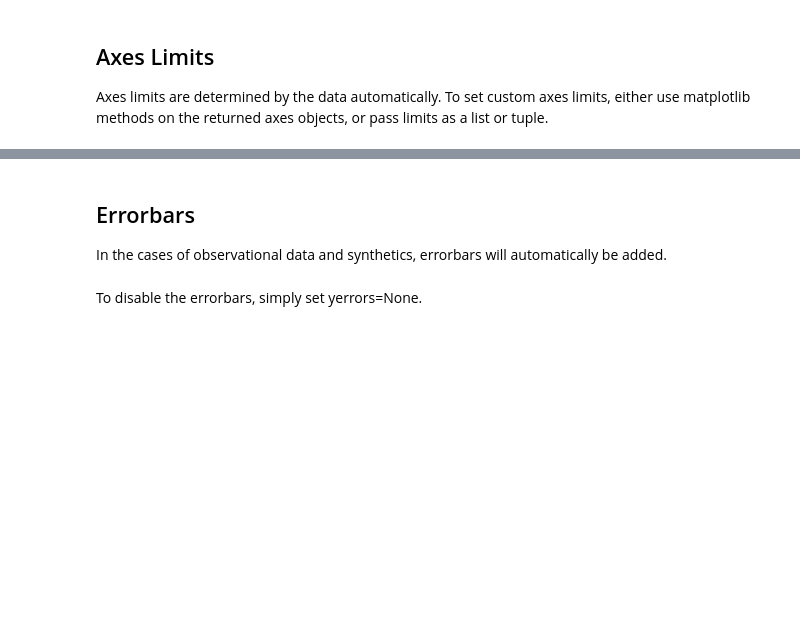
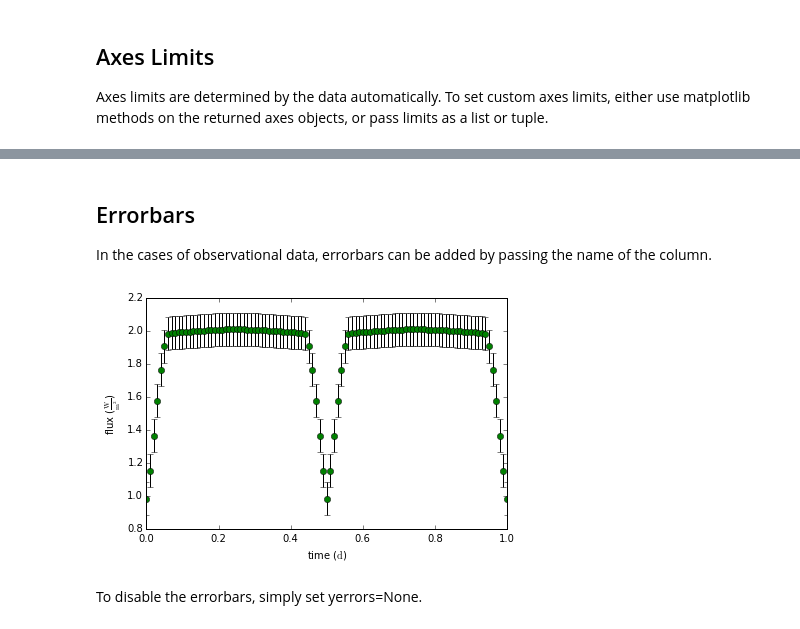
Before and after one commit to phoebe-project/phoebe2-docs, a Jupyter notebook: tutorials/plotting.ipynb, the cells around one changed output, grey strips where cells are left out. Cells and saved outputs as stored; diff of their text form; code cells hidden in the pictures; blank space fills up the shorter version.

Commit message:
updated plotting tutorial

```diff
--- a/tutorials/plotting.ipynb
+++ b/tutorials/plotting.ipynb
@@ -43,11 +40,8 @@ Fri, 10 Feb 2017 12:48 BUNDLE       INFO    setting 't0_perpass@binary@component
 # %% [markdown]
 And we'll attach some dummy datasets.  See [Datasets](datasets) for more details.
 # %%
-b.add_dataset('orb', times=np.linspace(0,40,1000), dataset='orb01', component=['primary', 'secondary'])
+b.add_dataset('orb', times=np.linspace(0,4,1000), dataset='orb01', component=['primary', 'secondary'])
 
 times, fluxes, sigmas = np.loadtxt('test.lc.in', unpack=True)
-times = times [::10]
-fluxes = fluxes [::10]
-sigmas = sigmas[::10]
 
 b.add_dataset('lc', times=times, fluxes=fluxes, sigmas=sigmas, dataset='lc01')
@@ -197,10 +233,11 @@ axs, artists = b['orb01@primary@run_with_incl_80'].plot(xlim=(-2,2))
 Errorbars
 ------------
 
-In the cases of observational data and synthetics, errorbars will automatically
-be added.
+In the cases of observational data, errorbars can be added by passing the name of the column.
 # %%
-axs, artists = b['lc01@dataset'].plot()
+axs, artists = b['lc01@dataset'].plot(yerrors='sigmas')
+# %% [output]
+[figure, added]
 # %% [markdown]
 To disable the errorbars, simply set yerrors=None.
 # %%
```
Also changed, not shown: parts of 31 cells of this notebook.
